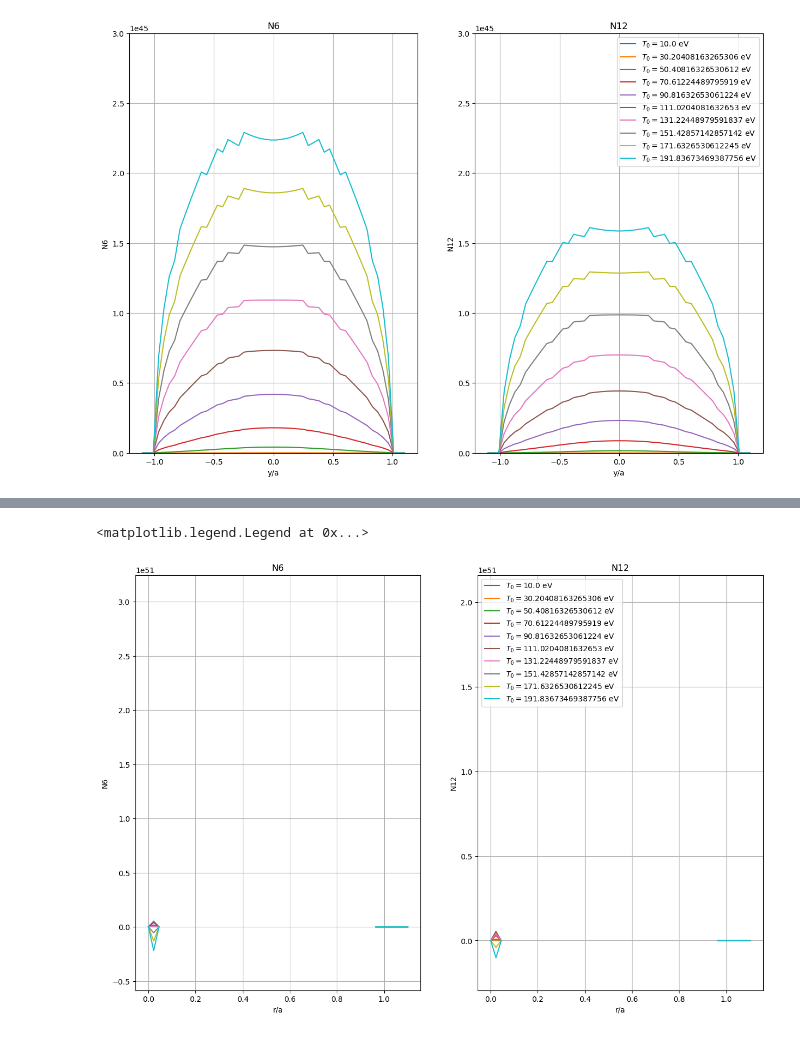
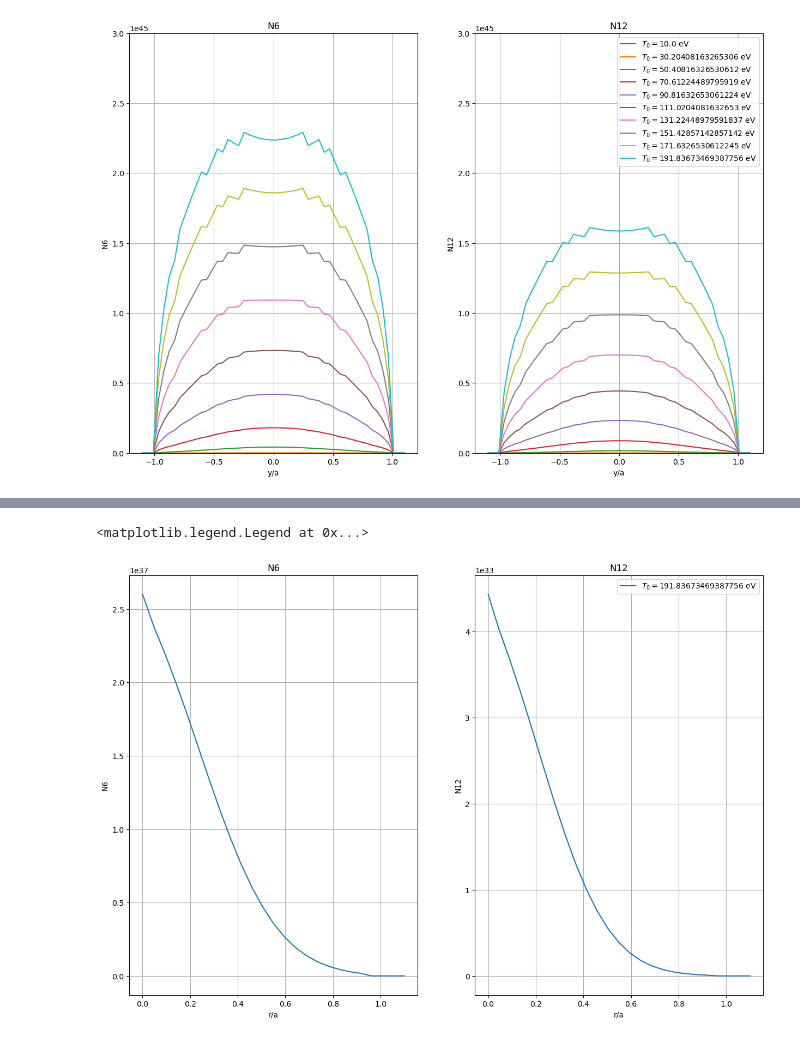
Before and after one commit to vandelij/plasma_diagnostic_hw, a Jupyter notebook: HW3.ipynb, the cells around one changed output, grey strips where cells are left out. Cells and saved outputs as stored; diff of their text form; code cells hidden in the pictures.

```diff
--- a/HW3.ipynb
+++ b/HW3.ipynb
@@ -252,8 +252,12 @@ def T3d(x, y, T0):
     else:
         return 0
 
-xarray = np.linspace(-1.1*a, 1.1*a, 50)
-yarray = np.linspace(-1.1*a, 1.1*a, 50)
+# xarray = np.linspace(-1.1*a, 1.1*a, 60)
+# yarray = np.linspace(-1.1*a, 1.1*a, 60)
+xarray = np.linspace(-1.1*a, 1.1*a, 300)
+yarray = np.linspace(-1.1*a, 1.1*a, 300)
+# xarray = np.linspace(-1.1*a, 1.1*a, 50)
+# yarray = np.linspace(0, 1.1*a, 50)
 
 X, Y = np.meshgrid(xarray, yarray)
 
@@ -458,7 +462,7 @@ plt.plot(yarray, dN6dy_list[-1])
 N6r_list = []
 N12r_list = []
 for iT in range(Tarray2.shape[0]):
-    rarray = np.linspace(0, 1.1*a, 50)
+    rarray = np.linspace(0, 1.1*a, 25)
     N6r = np.zeros_like(rarray)
     N12r = np.zeros_like(rarray)
     for ir in range(rarray.shape[0]):
@@ -477,25 +481,27 @@ for iT in range(Tarray2.shape[0]):
     N12r_list.append(N12r)
 # %%
 fig, axs = plt.subplots(1, 2, figsize=(15, 10))
-for i in range(Tarray2.shape[0]):
-    label = r'$T_0 = $' + str(Tarray[i]) + ' eV'
-    axs[0].plot(rarray, N6r_list[i], label=label)
+# for i in range(Tarray2.shape[0]):
+#     label = r'$T_0 = $' + str(Tarray[i]) + ' eV'
+#     axs[0].plot(rarray, N6r_list[i], label=label)
+axs[0].plot(rarray, N6r_list[0], label=label)
 axs[0].set_title('N6')
 axs[0].set_xlabel('r/a')
 axs[0].set_ylabel('N6')
 #axs[0].set_ylim((0, 3e45))
 axs[0].grid()
 
 
-for i in range(Tarray2.shape[0]):
-    label = r'$T_0 = $' + str(Tarray[i]) + ' eV'
-    axs[1].plot(rarray, N12r_list[i], label=label)
+# for i in range(Tarray2.shape[0]):
+#     label = r'$T_0 = $' + str(Tarray[i]) + ' eV'
+#     axs[1].plot(rarray, N12r_list[i], label=label)
+axs[1].plot(rarray, N12r_list[0], label=label)
 axs[1].set_title('N12')
 axs[1].set_xlabel('r/a')
 axs[1].set_ylabel('N12')
 #axs[1].set_ylim((0, 3e45))
 axs[1].grid()
 axs[1].legend()
 # %% [output]
 <matplotlib.legend.Legend at 0x...>
-[figure, old version]
+[figure, new version]
```
Also changed, not shown: parts of 5 cells of this notebook.
